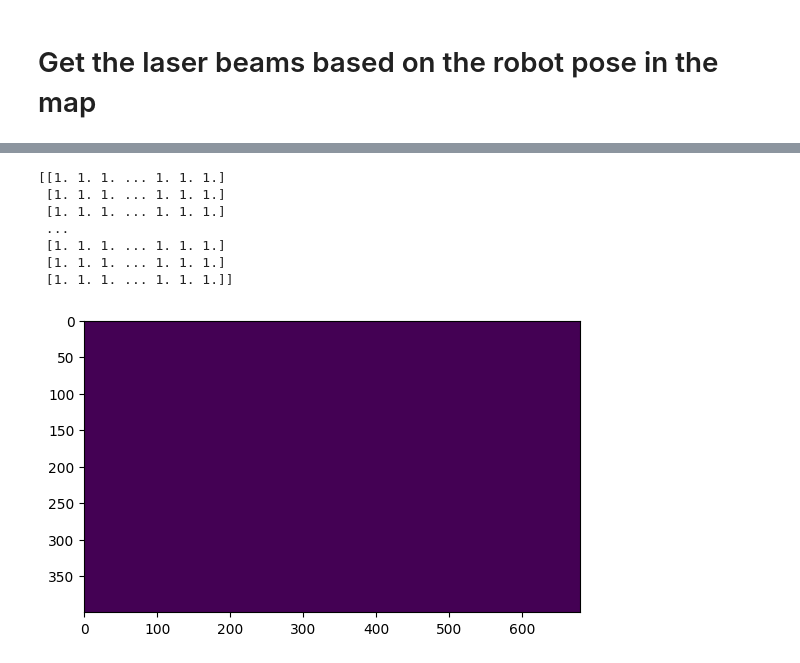
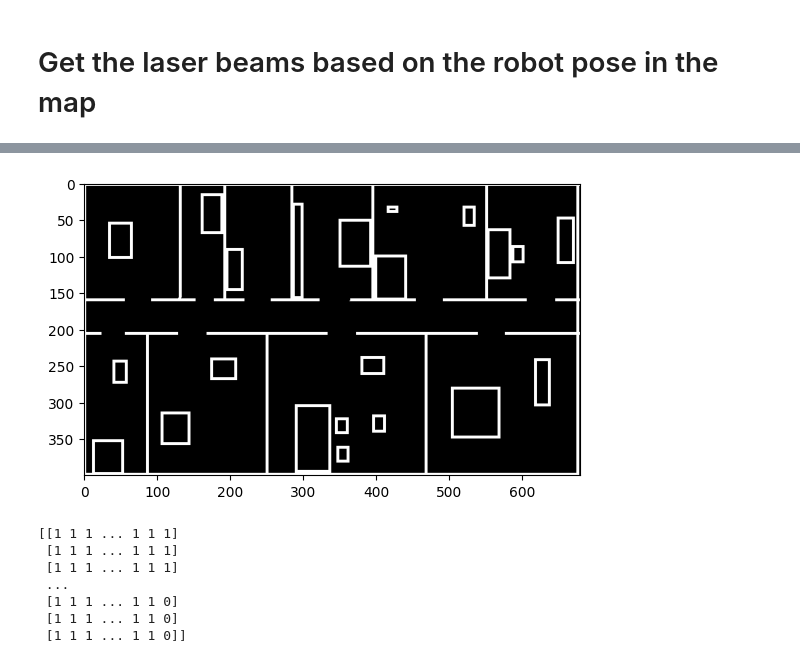
Before and after one commit to Mostafa-wael/Beam-Sensor-Model, a Jupyter notebook: solver.ipynb, the cells around one changed output, grey strips where cells are left out. Drawn from its saved outputs; the diff is of its cells as text; code cells hidden in the pictures.

```diff
--- a/solver.ipynb
+++ b/solver.ipynb
@@ -177,30 +183,16 @@ print(allPoints)
 
 # plt.imshow(likelihood)
 # plt.show()
-# %%
-# Get the likelihood from the rays
-def getLikelihoodFromRays(map, rays):
-    likelihood = np.ones(map.shape)
-    # iterate over the rays
-    # for ray in tqdm(rays):
-    #     # iterate over the map
-    #     for x in range(map.shape[0]):
-    #         for y in range(map.shape[1]):
-    #             # iterate over all the possible angles
-    #             for theta in range(0, 360):
-    #              pass
-    return likelihood
-likelihood = getLikelihoodFromRays(getInitialMap(), rays)
-print(likelihood)
-
-plt.imshow(likelihood)
-plt.show()
-# %% [output]
-[[1. 1. 1. ... 1. 1. 1.]
- [1. 1. 1. ... 1. 1. 1.]
- [1. 1. 1. ... 1. 1. 1.]
- ...
- [1. 1. 1. ... 1. 1. 1.]
- [1. 1. 1. ... 1. 1. 1.]
- [1. 1. 1. ... 1. 1. 1.]]
-[figure, removed]
+# %%
+plt.imshow(getBinaryInitialMap(), cmap='gray')
+plt.show()
+print(getBinaryInitialMap())
+# %% [output]
+[figure, added]
+[[1 1 1 ... 1 1 1]
+ [1 1 1 ... 1 1 1]
+ [1 1 1 ... 1 1 1]
+ ...
+ [1 1 1 ... 1 1 0]
+ [1 1 1 ... 1 1 0]
+ [1 1 1 ... 1 1 0]]
```
Also changed, not shown: parts of 8 cells of this notebook, 3 other files.
